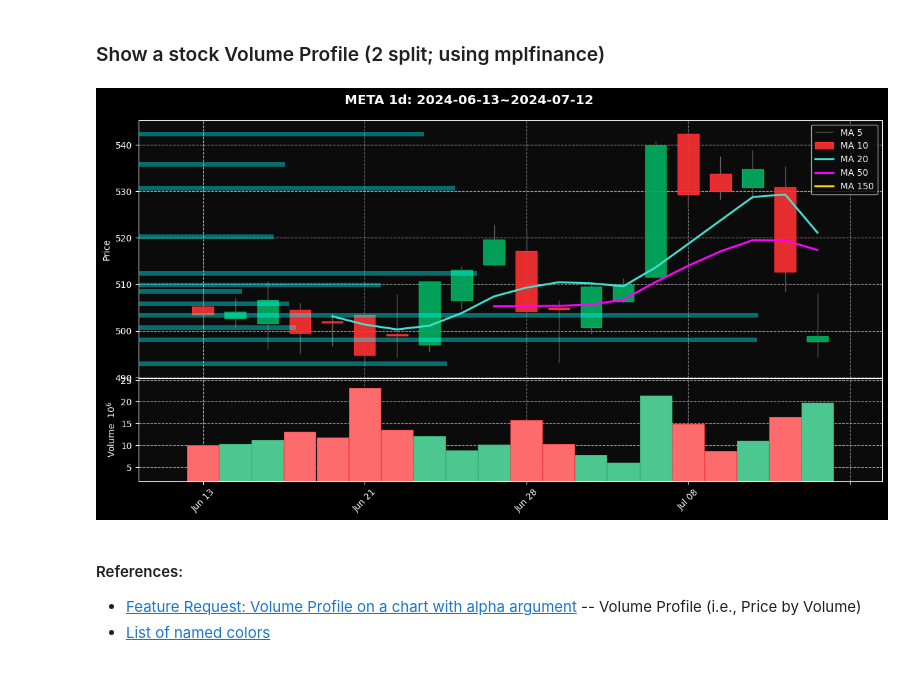
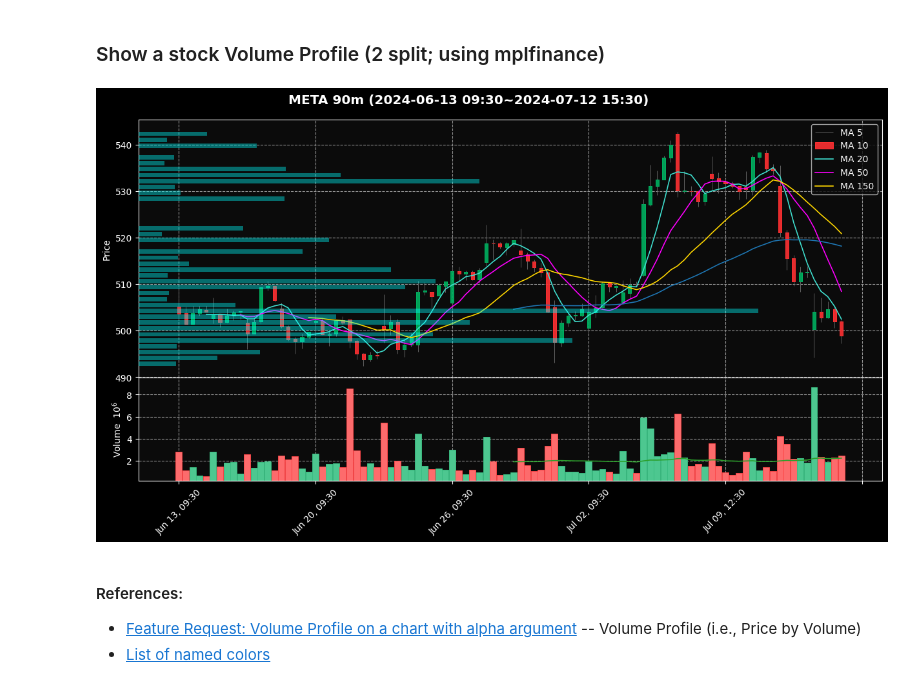
Before and after one commit to yorkjong/colab, a Jupyter notebook: ViStock.ipynb, the cells around one changed output. Cells and saved outputs as stored; diff of their text form; code cells hidden in the pictures.

```diff
--- a/ViStock.ipynb
+++ b/ViStock.ipynb
@@ -274,43 +280,49 @@ def show_pbv2s_mpl(ticker='TSLA', period='1y', interval='1d',
         returnfig=True
     )
     axes[0].legend([f'MA {d}' for d in ma_days], loc=legend_loc)
-    df.index = df.index.strftime('%Y-%m-%d')
-    fig.suptitle(f"{ticker} {interval}: {df.index.values[0]}~{df.index.values[-1]}",
-                 y=0.93)
+
+    # Convert datetime index to string format suitable for display
+    if interval.endswith('m') or interval.endswith('h'):
+        df.index = df.index.strftime('%Y-%m-%d %H:%M')
+    else:
+        df.index = df.index.strftime('%Y-%m-%d')
+    fig.suptitle(
+        f"{ticker} {interval} ({df.index.values[0]}~{df.index.values[-1]})",
+        y=0.93)
 
     # Volume Profile (i.e., Price by Volume)
 
     bin_size = (max(df['High']) - min(df['Low'])) / total_bins
     bin_round = lambda x: bin_size * round(x / bin_size)
     bin = df['Volume'].groupby(df['Close'].apply(lambda x: bin_round(x))).sum()
 
     ax = fig.add_axes(axes[0].get_position())
     ax.set_axis_off()
     ax.set_xlim(right=1.2*max(bin.values))
     ax.barh(
         y=bin.keys(),       # price
         width=bin.values,   # bin comulative volume
         height=0.75*bin_size,
         align='center',
         color='cyan',
         alpha=0.4
     )
 
     # Show
     mpf.show()  # plt.show()
 
 
 if __name__ == '__main__':
     #@title
     ticker = "META" #@param {type:"string"}
     period = "1mo" #@param ['1d', '5d', '1mo', '3mo', '6mo', '1y', '2y', '5y', '10y', 'ytd', 'max']
-    interval = '1d' #@param ['1m', '2m', '5m', '15m', '30m', '60m', '90m', '1h', '1d', '5d', '1wk', '1mo', '3mo']
+    interval = '90m' #@param ['1m', '2m', '5m', '15m', '30m', '60m', '90m', '1h', '1d', '5d', '1wk', '1mo', '3mo']
     total_bins = 42 #@param {type: "integer"}
     legend_loc = "best" #@param ["best", "upper right", "upper left", "lower left", "lower right", "right", "center left", "center right", "lower center", "upper center", "center"]
     show_pbv2s_mpl(ticker=ticker, period=period, interval=interval,
                    total_bins=total_bins, legend_loc=legend_loc)
 # %% [output]
-[figure, old version]
+[figure, new version]
 # %% [markdown]
 #### References:
 * [Feature Request: Volume Profile on a chart with alpha argument](https://github.com/matplotlib/mplfinance/issues/162) -- Volume Profile (i.e., Price by Volume)
```
Also changed, not shown: parts of 8 cells of this notebook.
